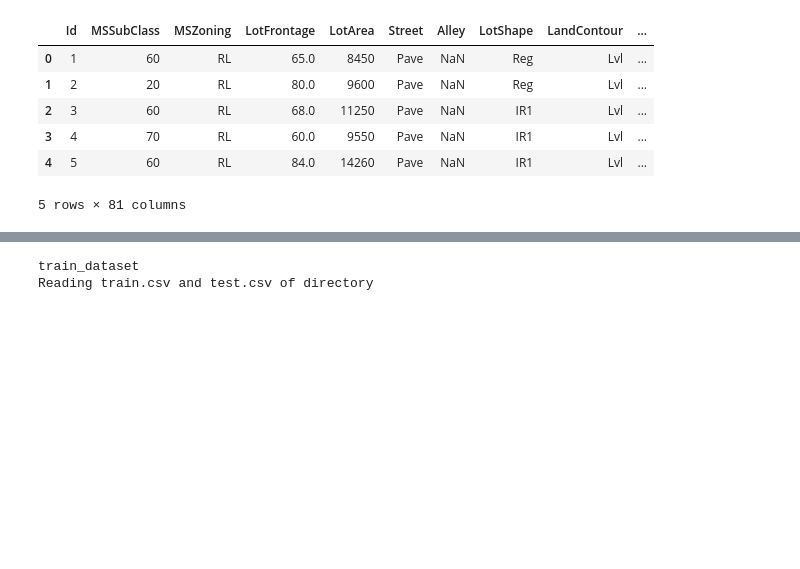
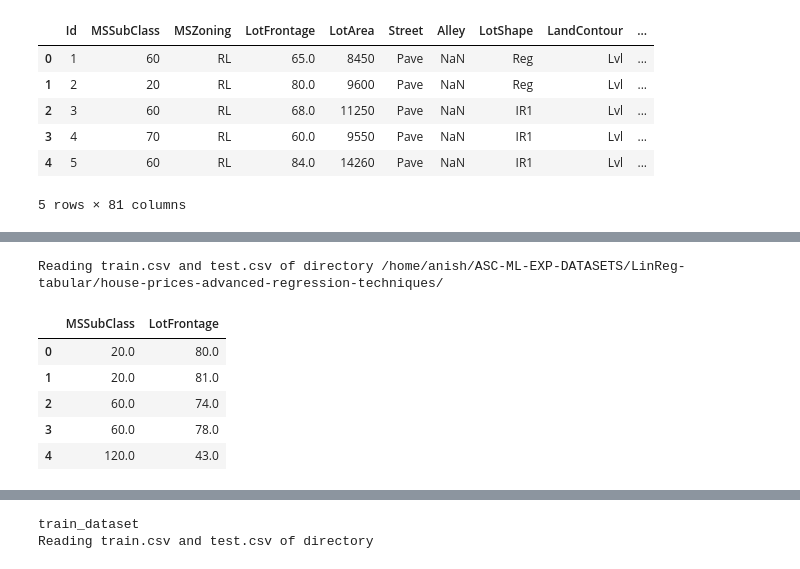
Before and after one commit to AutoNN/AutoNN, a Jupyter notebook: exp-notebooks/Untitled.ipynb, the cells around one changed output, grey strips where cells are left out. Cells and saved outputs as stored; diff of their text form; code cells hidden in the pictures; blank space fills up the shorter version.

```diff
--- a/exp-notebooks/Untitled.ipynb
+++ b/exp-notebooks/Untitled.ipynb
@@ -73,5 +86,3 @@ class Dataframe_extractor_csv:
     def _check_dir_exists(directory):
         if(not os.path.isfile(directory)):
             raise FileNotFoundError(f"Directory {directory} does not exist")
-# %%
-data_item = Dataframe_extractor_csv(directory_path)
@@ -77,0 +200,10 @@ data_item = Dataframe_extractor_csv(directory_path)
+# %%
+data_item.df_list[3].head()
+# %% [output]
+Reading train.csv and test.csv of directory /home/anish/ASC-ML-EXP-DATASETS/LinReg-tabular/house-prices-advanced-regression-techniques/
+|  | MSSubClass | LotFrontage |
+| 0 | 20.0 | 80.0 |
+| 1 | 20.0 | 81.0 |
+| 2 | 60.0 | 74.0 |
+| 3 | 60.0 | 78.0 |
+| 4 | 120.0 | 43.0 |
```
Also changed, not shown: parts of 12 cells of this notebook.
